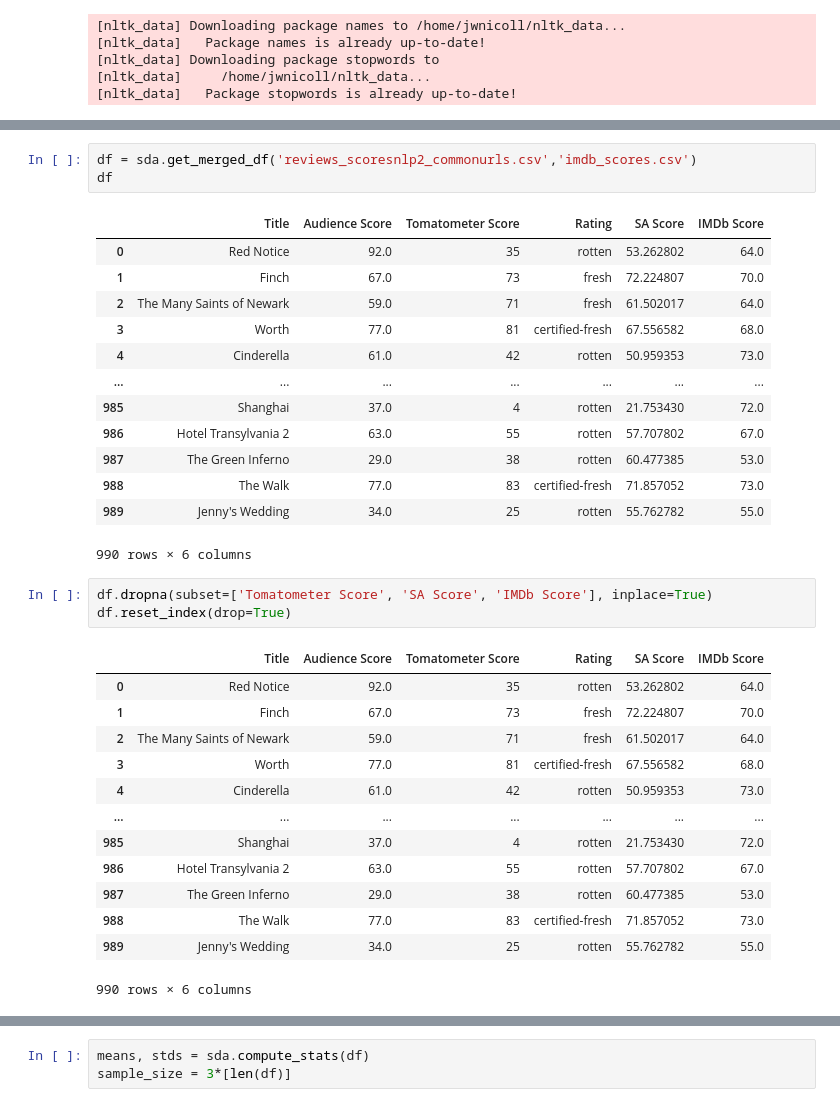
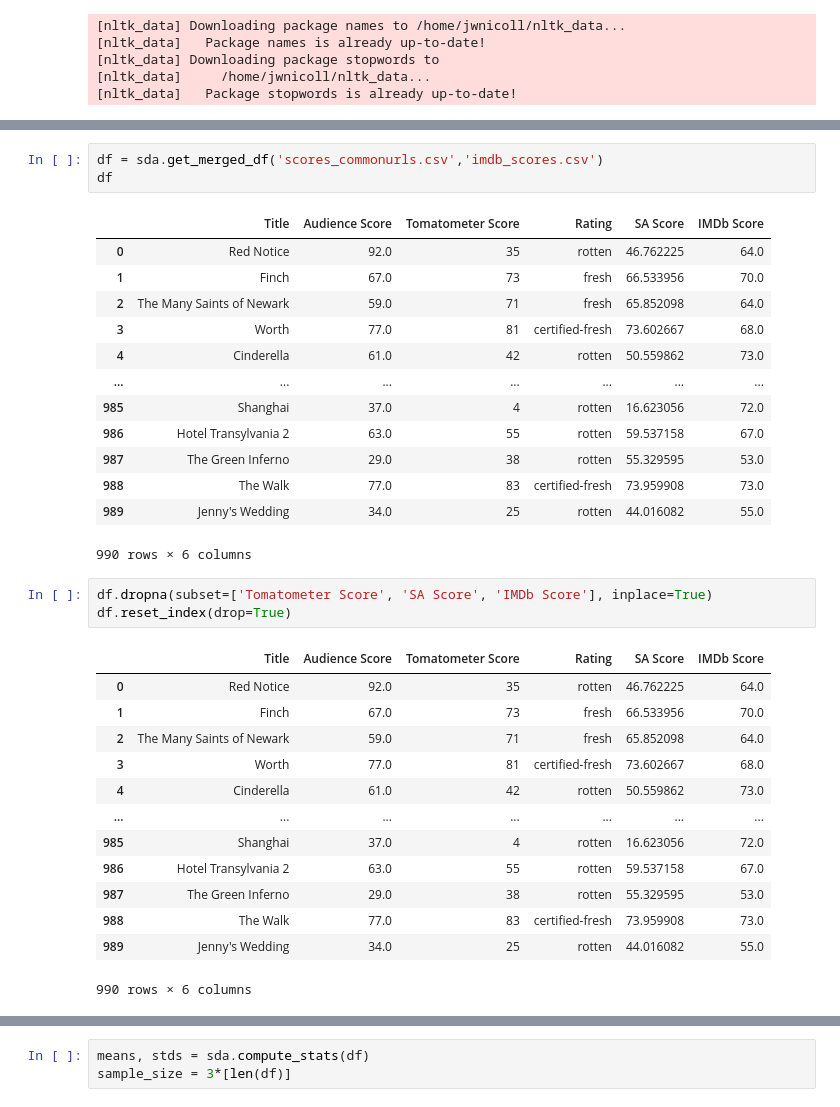
Before and after one commit to MPCS-51042/final-project-jwnicoll, a Jupyter notebook: data_analysis.ipynb, the cells around one changed output, grey strips where cells are left out. Cells and saved outputs as stored; diff of their text form.

```diff
--- a/data_analysis.ipynb
+++ b/data_analysis.ipynb
@@ -35,38 +35,38 @@ Requirement already satisfied: six in /home/jwnicoll/anaconda3/lib/python3.8/sit
 Requirement already satisfied: scipy in /home/jwnicoll/anaconda3/lib/python3.8/site-packages (1.5.0)
 Requirement already satisfied: numpy>=1.14.5 in /home/jwnicoll/anaconda3/lib/python3.8/site-packages (from scipy) (1.18.5)
 # %%
-df = sda.get_merged_df('reviews_scoresnlp2_commonurls.csv','imdb_scores.csv')
+df = sda.get_merged_df('scores_commonurls.csv','imdb_scores.csv')
 df
 # %% [output]
 |  | Title | Audience Score | Tomatometer Score | Rating | SA Score | IMDb Score |
-| 0 | Red Notice | 92.0 | 35 | rotten | 53.262802 | 64.0 |
-| 1 | Finch | 67.0 | 73 | fresh | 72.224807 | 70.0 |
-| 2 | The Many Saints of Newark | 59.0 | 71 | fresh | 61.502017 | 64.0 |
-| 3 | Worth | 77.0 | 81 | certified-fresh | 67.556582 | 68.0 |
-| 4 | Cinderella | 61.0 | 42 | rotten | 50.959353 | 73.0 |
+| 0 | Red Notice | 92.0 | 35 | rotten | 46.762225 | 64.0 |
+| 1 | Finch | 67.0 | 73 | fresh | 66.533956 | 70.0 |
+| 2 | The Many Saints of Newark | 59.0 | 71 | fresh | 65.852098 | 64.0 |
+| 3 | Worth | 77.0 | 81 | certified-fresh | 73.602667 | 68.0 |
+| 4 | Cinderella | 61.0 | 42 | rotten | 50.559862 | 73.0 |
 | ... | ... | ... | ... | ... | ... | ... |
-| 985 | Shanghai | 37.0 | 4 | rotten | 21.753430 | 72.0 |
-| 986 | Hotel Transylvania 2 | 63.0 | 55 | rotten | 57.707802 | 67.0 |
-| 987 | The Green Inferno | 29.0 | 38 | rotten | 60.477385 | 53.0 |
-| 988 | The Walk | 77.0 | 83 | certified-fresh | 71.857052 | 73.0 |
-| 989 | Jenny's Wedding | 34.0 | 25 | rotten | 55.762782 | 55.0 |
+| 985 | Shanghai | 37.0 | 4 | rotten | 16.623056 | 72.0 |
+| 986 | Hotel Transylvania 2 | 63.0 | 55 | rotten | 59.537158 | 67.0 |
+| 987 | The Green Inferno | 29.0 | 38 | rotten | 55.329595 | 53.0 |
+| 988 | The Walk | 77.0 | 83 | certified-fresh | 73.959908 | 73.0 |
+| 989 | Jenny's Wedding | 34.0 | 25 | rotten | 44.016082 | 55.0 |
 990 rows × 6 columns
 # %%
 df.dropna(subset=['Tomatometer Score', 'SA Score', 'IMDb Score'], inplace=True)
 df.reset_index(drop=True)
 # %% [output]
 |  | Title | Audience Score | Tomatometer Score | Rating | SA Score | IMDb Score |
-| 0 | Red Notice | 92.0 | 35 | rotten | 53.262802 | 64.0 |
-| 1 | Finch | 67.0 | 73 | fresh | 72.224807 | 70.0 |
-| 2 | The Many Saints of Newark | 59.0 | 71 | fresh | 61.502017 | 64.0 |
-| 3 | Worth | 77.0 | 81 | certified-fresh | 67.556582 | 68.0 |
-| 4 | Cinderella | 61.0 | 42 | rotten | 50.959353 | 73.0 |
+| 0 | Red Notice | 92.0 | 35 | rotten | 46.762225 | 64.0 |
+| 1 | Finch | 67.0 | 73 | fresh | 66.533956 | 70.0 |
+| 2 | The Many Saints of Newark | 59.0 | 71 | fresh | 65.852098 | 64.0 |
+| 3 | Worth | 77.0 | 81 | certified-fresh | 73.602667 | 68.0 |
+| 4 | Cinderella | 61.0 | 42 | rotten | 50.559862 | 73.0 |
 | ... | ... | ... | ... | ... | ... | ... |
-| 985 | Shanghai | 37.0 | 4 | rotten | 21.753430 | 72.0 |
-| 986 | Hotel Transylvania 2 | 63.0 | 55 | rotten | 57.707802 | 67.0 |
-| 987 | The Green Inferno | 29.0 | 38 | rotten | 60.477385 | 53.0 |
-| 988 | The Walk | 77.0 | 83 | certified-fresh | 71.857052 | 73.0 |
-| 989 | Jenny's Wedding | 34.0 | 25 | rotten | 55.762782 | 55.0 |
+| 985 | Shanghai | 37.0 | 4 | rotten | 16.623056 | 72.0 |
+| 986 | Hotel Transylvania 2 | 63.0 | 55 | rotten | 59.537158 | 67.0 |
+| 987 | The Green Inferno | 29.0 | 38 | rotten | 55.329595 | 53.0 |
+| 988 | The Walk | 77.0 | 83 | certified-fresh | 73.959908 | 73.0 |
+| 989 | Jenny's Wedding | 34.0 | 25 | rotten | 44.016082 | 55.0 |
 990 rows × 6 columns
 # %%
 df['IMDb Score'] = df['IMDb Score'].apply(sda.normalize_imdb_score)
```
Also changed, not shown: parts of 17 cells of this notebook, 3 other files.
